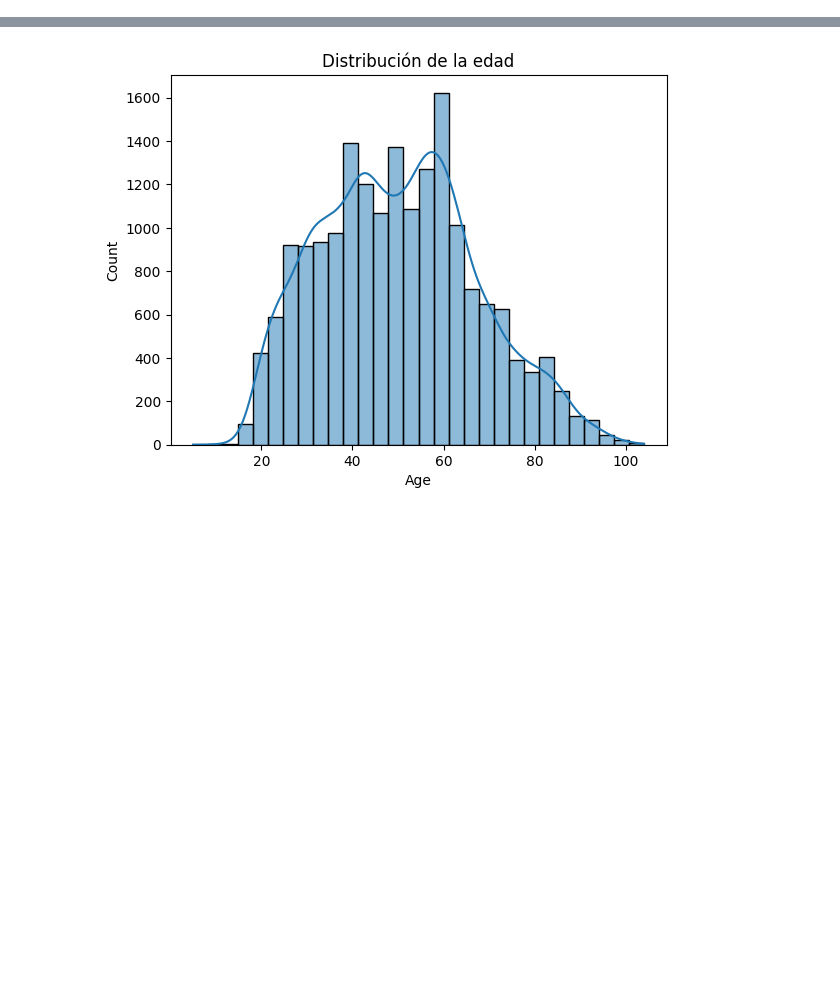
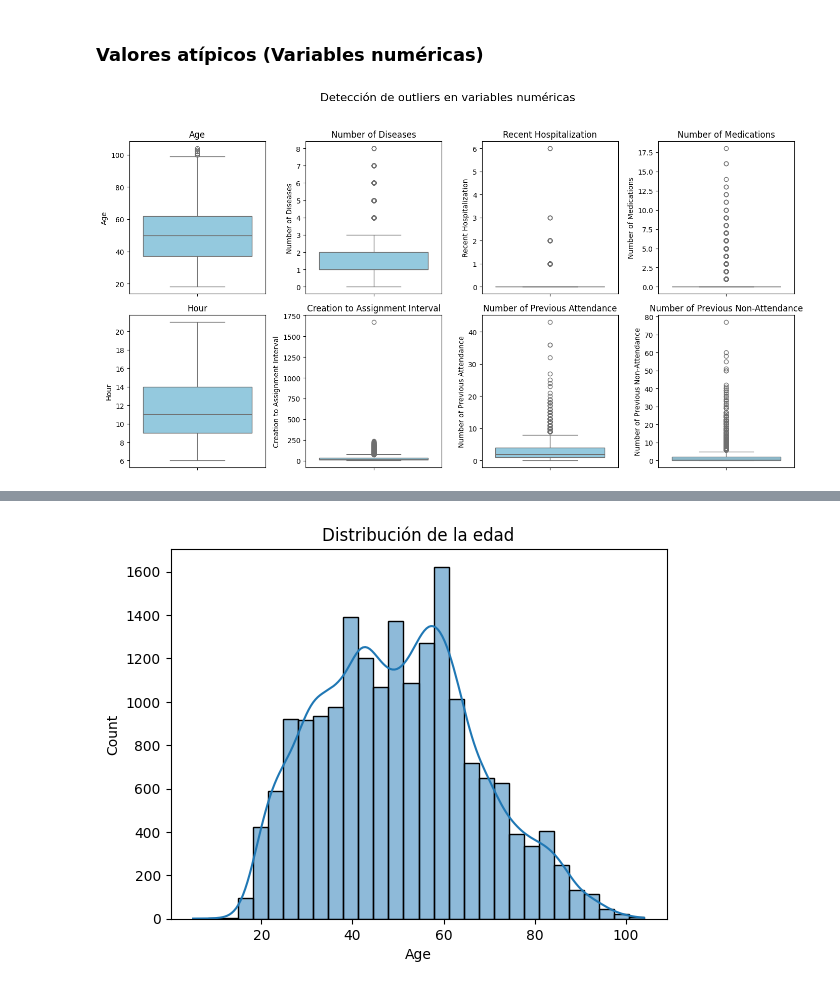
Before and after one commit to AIFVL/predictive-no-show-fvl, a Jupyter notebook: notebooks/01_Exploración.ipynb, the cells around one changed output, grey strips where cells are left out. Saved outputs shown, nothing was run; the diff lists cells and outputs as text; code cells hidden in the pictures; blank space fills up the shorter version.

```diff
--- a/notebooks/01_Exploración.ipynb
+++ b/notebooks/01_Exploración.ipynb
@@ -89,0 +85,17 @@ Number of Previous Non-Attendance                           1.000000
+# %%
+for col in df.columns:
+    # Convertir temporalmente a string para buscar espacios
+    col_as_str = df[col].astype(str)
+
+    # Detectar valores con espacios al inicio o al final
+    espacios = col_as_str[col_as_str.str.contains(r'^\s+|\s+$', regex=True)]
+    if not espacios.empty:
+        print(f"{len(espacios)} registros con espacios extra en '{col}'")
+        print(espacios.head())
+
+    # Detectar valores no numéricos en columnas que deberían ser numéricas
+    if df[col].dtype != 'object':
+        try:
+            pd.to_numeric(df[col], errors='raise')
+        except Exception:
+            print(f"La columna '{col}' tiene valores no numéricos inesperados.")
@@ -89,0 +160,23 @@ Number of Previous Non-Attendance                           1.000000
+# %% [markdown]
+### Valores atípicos (Variables numéricas)
+# %%
+# Variables numéricas según tu descripción
+df
+num_cols = [
+    'Age', 'Number of Diseases', 'Recent Hospitalization',
+    'Number of Medications', 'Hour',
+    'Creation to Assignment Interval',
+    'Number of Previous Attendance', 'Number of Previous Non-Attendance'
+]
+
+# Boxplots para ver outliers
+plt.figure(figsize=(14,8))
+for i, col in enumerate(num_cols, 1):
+    plt.subplot(2, 4, i)
+    sns.boxplot(y=df_sin_errores_digitacion[col], color='skyblue')
+    plt.title(col)
+plt.suptitle("Detección de outliers en variables numéricas", fontsize=16)
+plt.tight_layout(rect=[0, 0.03, 1, 0.95])
+plt.show()
+# %% [output]
+[figure, added]
```
Also changed, not shown: parts of 24 cells of this notebook.
